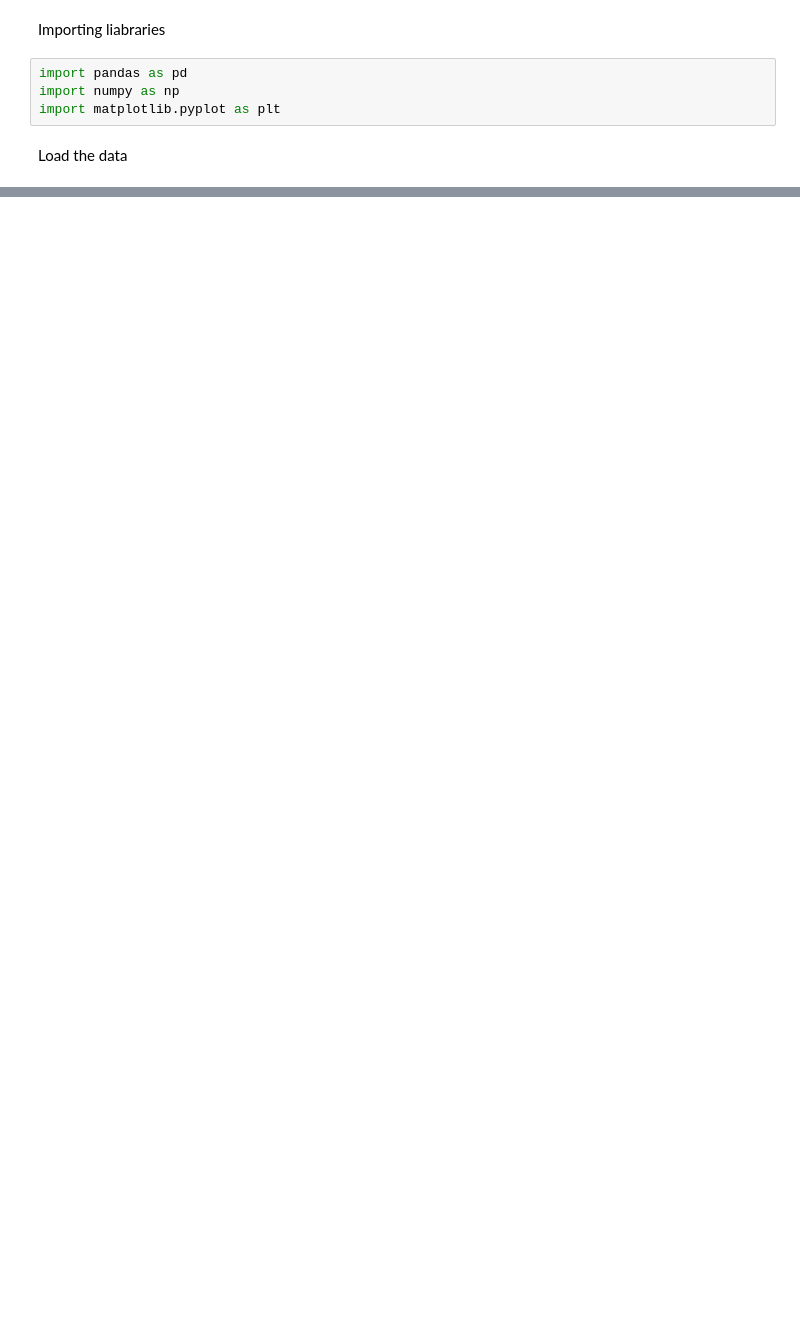
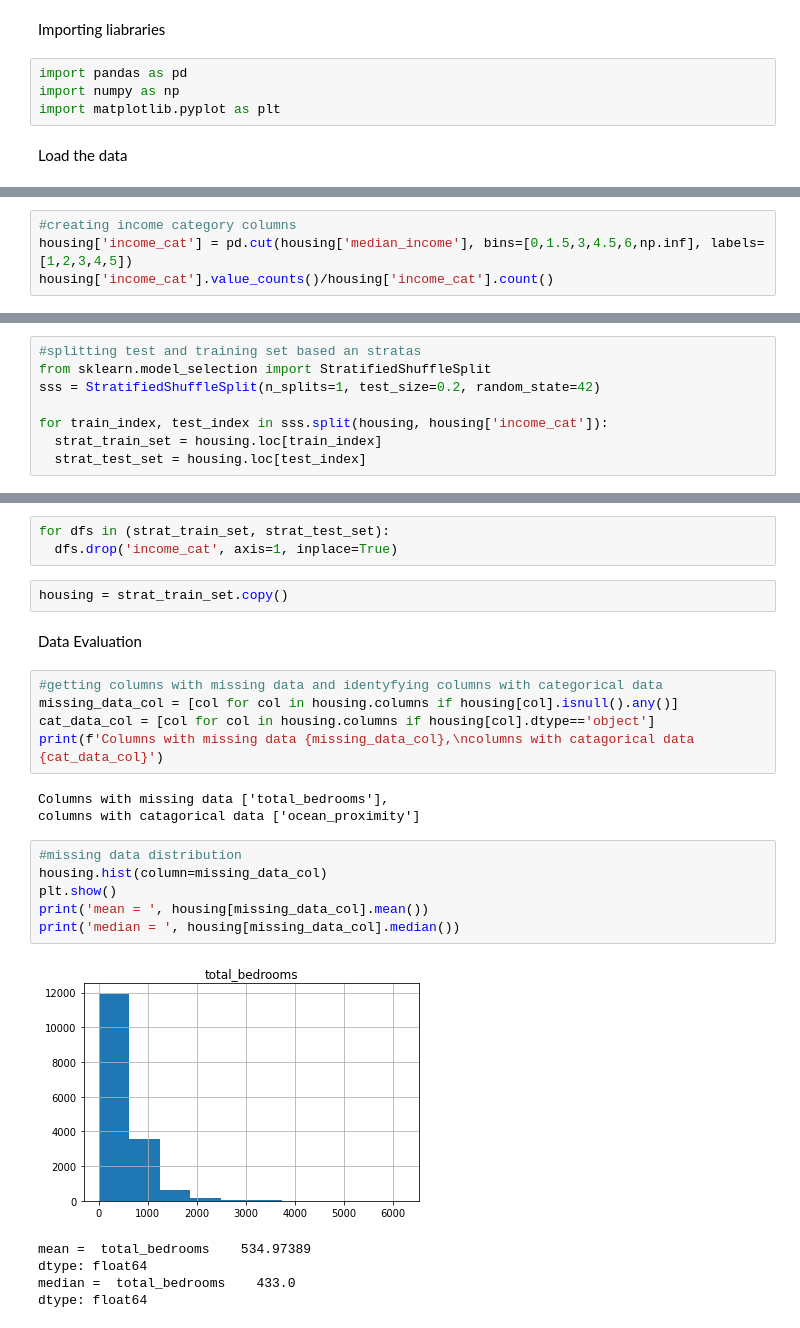
Before and after one commit to tharindatj/HandsOnMachinerLearning, a Jupyter notebook: chapter2_Exercise.ipynb, the cells around one changed output, grey strips where cells are left out. Saved outputs shown, nothing was run; the diff lists cells and outputs as text; blank space fills up the shorter version.

```diff
--- a/chapter2_Exercise.ipynb
+++ b/chapter2_Exercise.ipynb
@@ -34,0 +63,4 @@ None
+# %%
+#creating income category columns
+housing['income_cat'] = pd.cut(housing['median_income'], bins=[0,1.5,3,4.5,6,np.inf], labels=[1,2,3,4,5])
+housing['income_cat'].value_counts()/housing['income_cat'].count()
@@ -34,0 +74,8 @@ None
+# %%
+#splitting test and training set based an stratas
+from sklearn.model_selection import StratifiedShuffleSplit
+sss = StratifiedShuffleSplit(n_splits=1, test_size=0.2, random_state=42)
+
+for train_index, test_index in sss.split(housing, housing['income_cat']):
+  strat_train_set = housing.loc[train_index]
+  strat_test_set = housing.loc[test_index]
@@ -34,0 +106,27 @@ None
+# %%
+for dfs in (strat_train_set, strat_test_set):
+  dfs.drop('income_cat', axis=1, inplace=True)
+# %%
+housing = strat_train_set.copy()
+# %% [markdown]
+Data Evaluation
+# %%
+#getting columns with missing data and identyfying columns with categorical data
+missing_data_col = [col for col in housing.columns if housing[col].isnull().any()]
+cat_data_col = [col for col in housing.columns if housing[col].dtype=='object']
+print(f'Columns with missing data {missing_data_col},\ncolumns with catagorical data {cat_data_col}')
+# %% [output]
+Columns with missing data ['total_bedrooms'],
+columns with catagorical data ['ocean_proximity']
+# %%
+#missing data distribution
+housing.hist(column=missing_data_col)
+plt.show()
+print('mean = ', housing[missing_data_col].mean())
+print('median = ', housing[missing_data_col].median())
+# %% [output]
+[figure, added]
+mean =  total_bedrooms    534.97389
+dtype: float64
+median =  total_bedrooms    433.0
+dtype: float64
```
Also changed, not shown: parts of 18 cells of this notebook.
